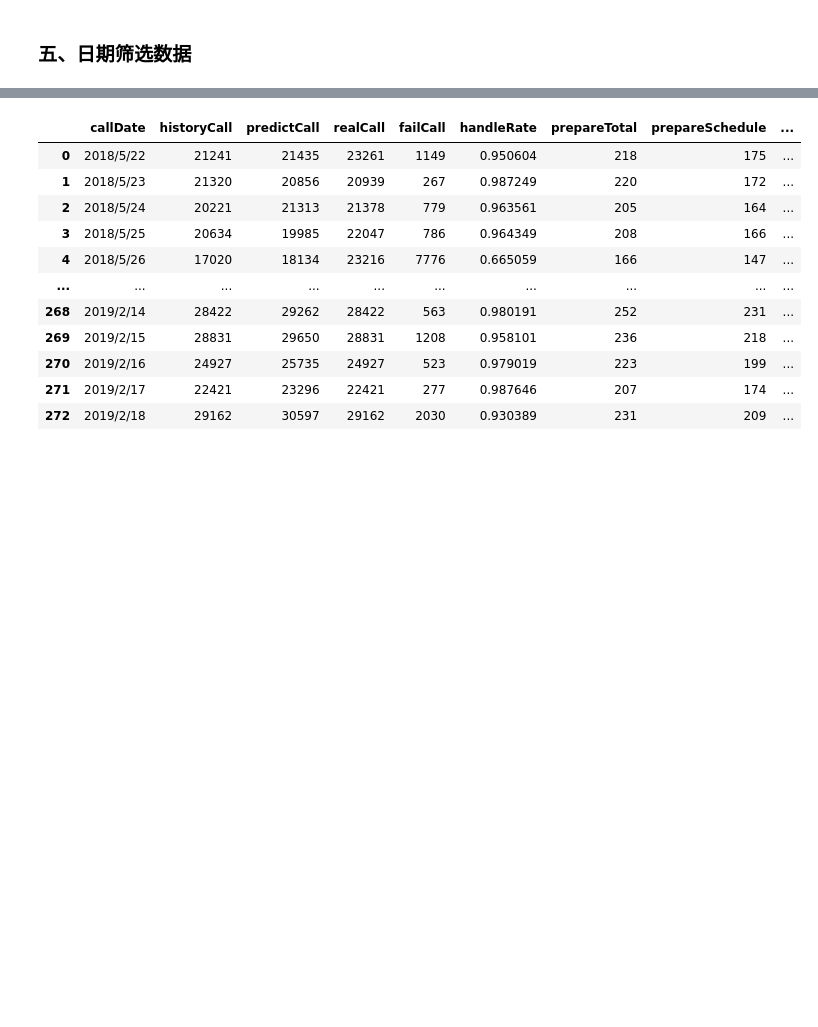
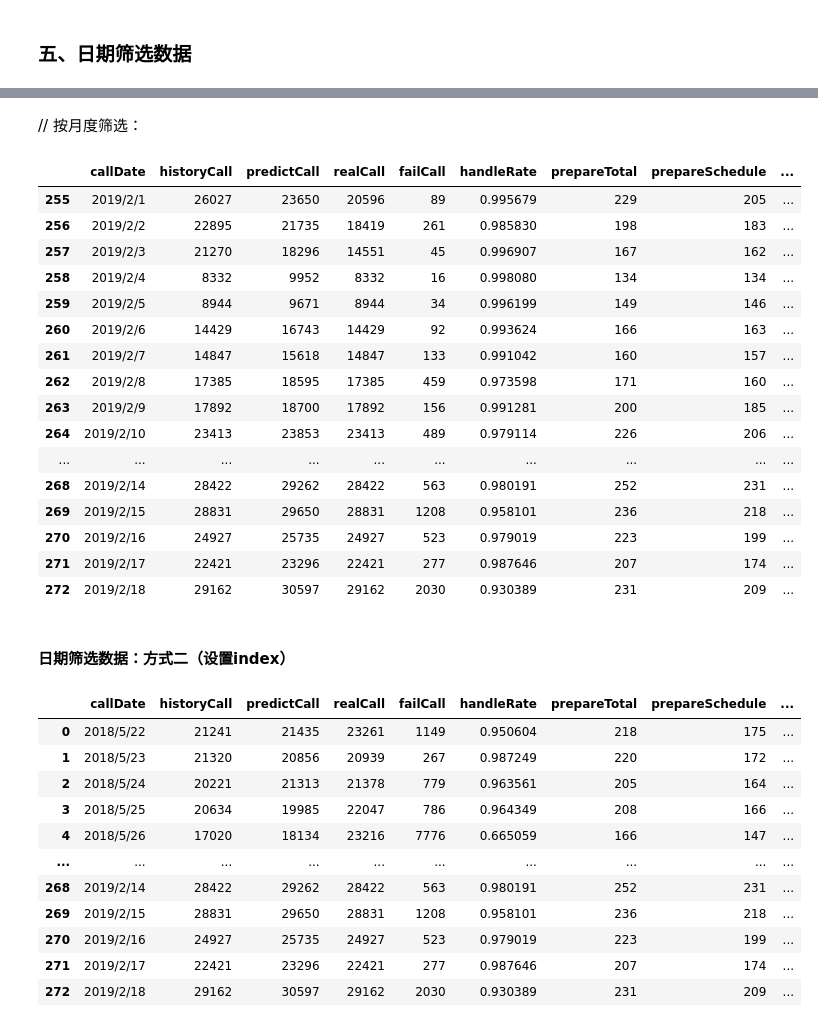
Before and after one commit to Romaker-py/DataAnalyst2, a Jupyter notebook: 02_数据处理/数据处理：时间日期.ipynb, the cells around one changed output, grey strips where cells are left out. Cells and saved outputs as stored; diff of their text form; code cells hidden in the pictures; blank space fills up the shorter version.

```diff
--- a/02_数据处理/数据处理：时间日期.ipynb
+++ b/02_数据处理/数据处理：时间日期.ipynb
@@ -150,3 +193,27 @@ time.strftime:格式化字符串中含中文报错处理：https://www.cnblogs.c
+# %% [markdown]
+// 按月度筛选：
+# %%
+df[df['callDate'] >= '2019/2']    # 重要：看原始日期的格式，在这里不能表示成'2019-2'的形式，需要用'2019/2'的形式来表示（也不能是02）。
+# %% [output]
+|  | callDate | historyCall | predictCall | realCall | failCall | handleRate | prepareTotal | prepareSchedule | ... |
+| 255 | 2019/2/1 | 26027 | 23650 | 20596 | 89 | 0.995679 | 229 | 205 | ... |
+| 256 | 2019/2/2 | 22895 | 21735 | 18419 | 261 | 0.985830 | 198 | 183 | ... |
+| 257 | 2019/2/3 | 21270 | 18296 | 14551 | 45 | 0.996907 | 167 | 162 | ... |
+| 258 | 2019/2/4 | 8332 | 9952 | 8332 | 16 | 0.998080 | 134 | 134 | ... |
+| 259 | 2019/2/5 | 8944 | 9671 | 8944 | 34 | 0.996199 | 149 | 146 | ... |
+| 260 | 2019/2/6 | 14429 | 16743 | 14429 | 92 | 0.993624 | 166 | 163 | ... |
+| 261 | 2019/2/7 | 14847 | 15618 | 14847 | 133 | 0.991042 | 160 | 157 | ... |
+| 262 | 2019/2/8 | 17385 | 18595 | 17385 | 459 | 0.973598 | 171 | 160 | ... |
+| 263 | 2019/2/9 | 17892 | 18700 | 17892 | 156 | 0.991281 | 200 | 185 | ... |
+| 264 | 2019/2/10 | 23413 | 23853 | 23413 | 489 | 0.979114 | 226 | 206 | ... |
+| ... | ... | ... | ... | ... | ... | ... | ... | ... | ... |
+| 268 | 2019/2/14 | 28422 | 29262 | 28422 | 563 | 0.980191 | 252 | 231 | ... |
+| 269 | 2019/2/15 | 28831 | 29650 | 28831 | 1208 | 0.958101 | 236 | 218 | ... |
+| 270 | 2019/2/16 | 24927 | 25735 | 24927 | 523 | 0.979019 | 223 | 199 | ... |
+| 271 | 2019/2/17 | 22421 | 23296 | 22421 | 277 | 0.987646 | 207 | 174 | ... |
+| 272 | 2019/2/18 | 29162 | 30597 | 29162 | 2030 | 0.930389 | 231 | 209 | ... |
+# %% [markdown]
+#### 日期筛选数据：方式二（设置index）
 # %%
 import pandas as pd
 
```
Also changed, not shown: parts of 11 cells of this notebook, 4 other files.
